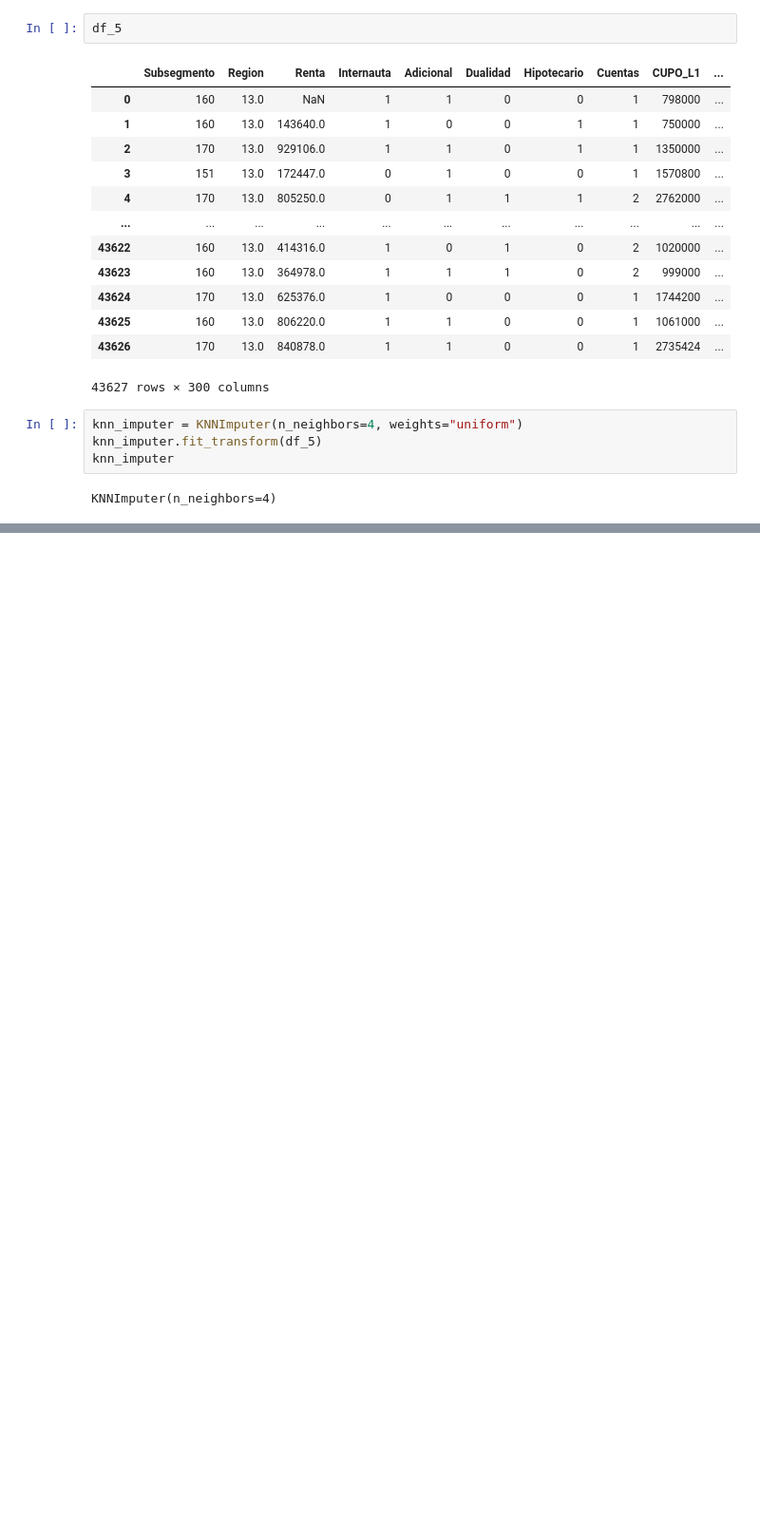
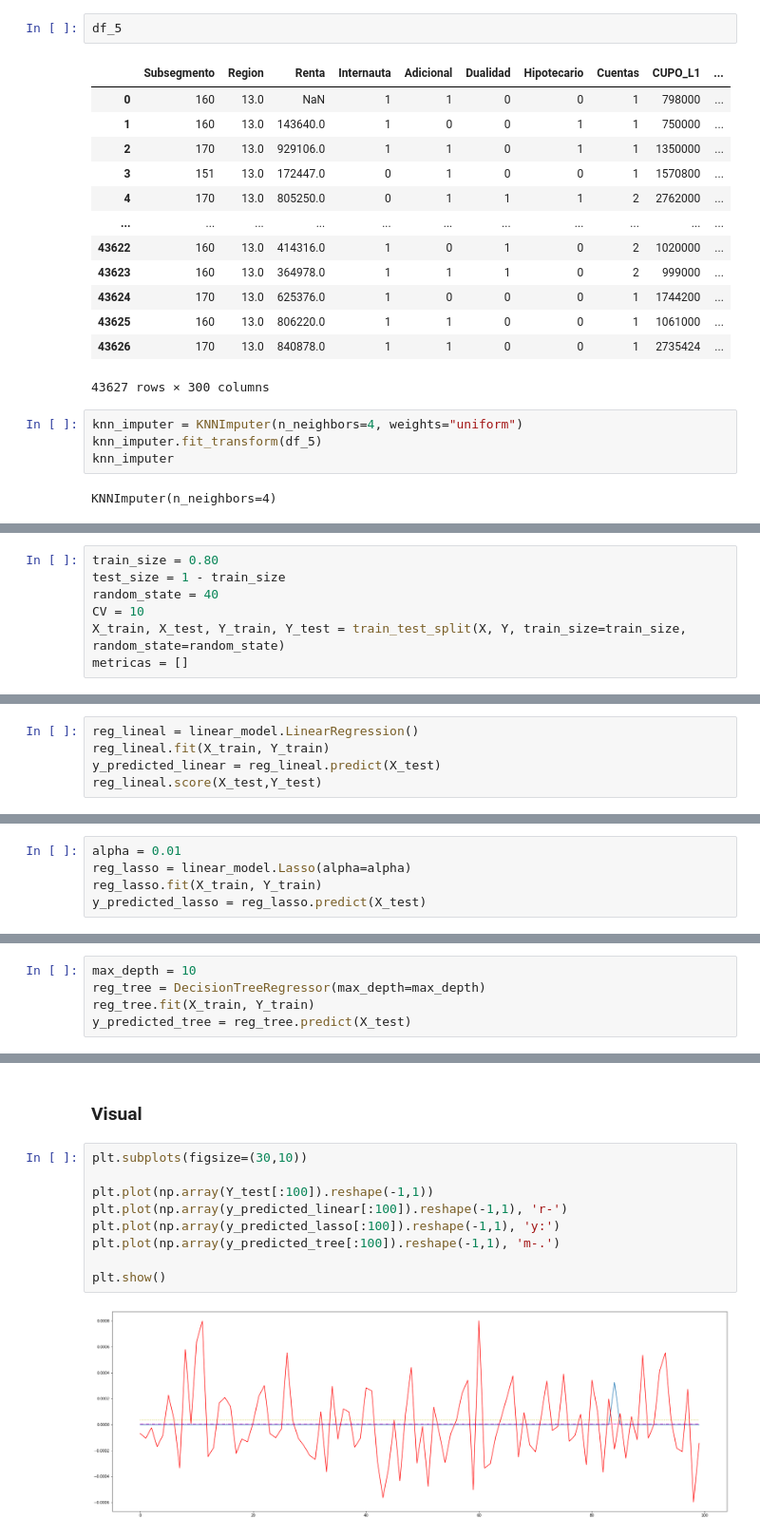
Before and after one commit to Maxibrionest/MachineLearning, a Jupyter notebook: Entrega2/Entrega2.ipynb, the cells around one changed output, grey strips where cells are left out. Shown at 95% size. Saved outputs shown, nothing was run; the diff lists cells and outputs as text; blank space fills up the shorter version.

```diff
--- a/Entrega2/Entrega2.ipynb
+++ b/Entrega2/Entrega2.ipynb
@@ -683,0 +814,7 @@ df_5.isna().sum()
+# %%
+train_size = 0.80
+test_size = 1 - train_size
+random_state = 40
+CV = 10
+X_train, X_test, Y_train, Y_test = train_test_split(X, Y, train_size=train_size, random_state=random_state)
+metricas = []
@@ -683,0 +823,5 @@ df_5.isna().sum()
+# %%
+reg_lineal = linear_model.LinearRegression()
+reg_lineal.fit(X_train, Y_train)
+y_predicted_linear = reg_lineal.predict(X_test)
+reg_lineal.score(X_test,Y_test)
@@ -683,0 +845,5 @@ df_5.isna().sum()
+# %%
+alpha = 0.01
+reg_lasso = linear_model.Lasso(alpha=alpha)
+reg_lasso.fit(X_train, Y_train)
+y_predicted_lasso = reg_lasso.predict(X_test)
@@ -683,0 +865,5 @@ df_5.isna().sum()
+# %%
+max_depth = 10
+reg_tree = DecisionTreeRegressor(max_depth=max_depth)
+reg_tree.fit(X_train, Y_train)
+y_predicted_tree = reg_tree.predict(X_test)
@@ -683,0 +882,13 @@ df_5.isna().sum()
+# %% [markdown]
+### Visual
+# %%
+plt.subplots(figsize=(30,10))
+
+plt.plot(np.array(Y_test[:100]).reshape(-1,1))
+plt.plot(np.array(y_predicted_linear[:100]).reshape(-1,1), 'r-')
+plt.plot(np.array(y_predicted_lasso[:100]).reshape(-1,1), 'y:')
+plt.plot(np.array(y_predicted_tree[:100]).reshape(-1,1), 'm-.')
+
+plt.show()
+# %% [output]
+[figure, added]
```
Also changed, not shown: parts of 25 cells of this notebook.
